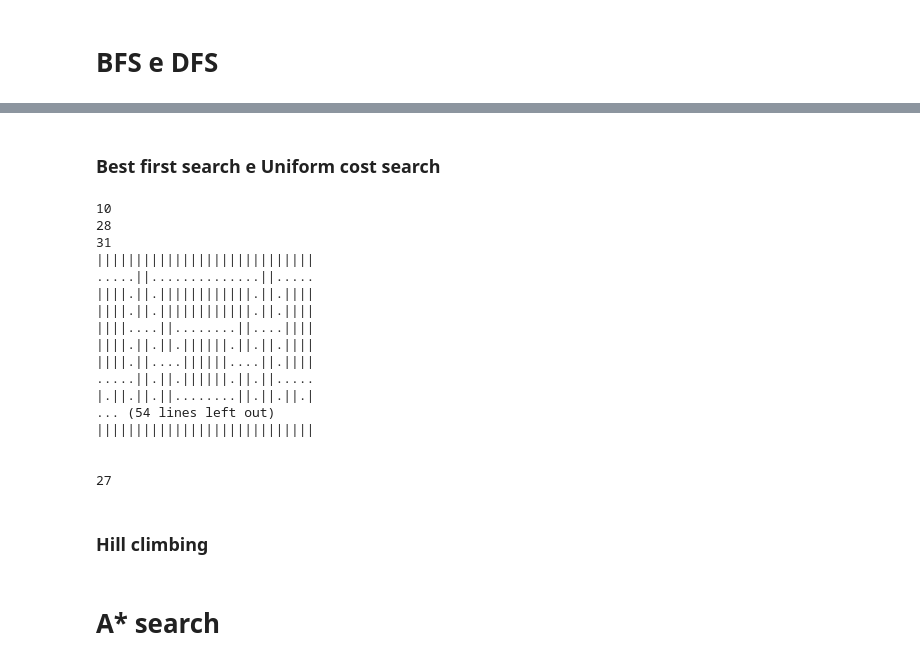
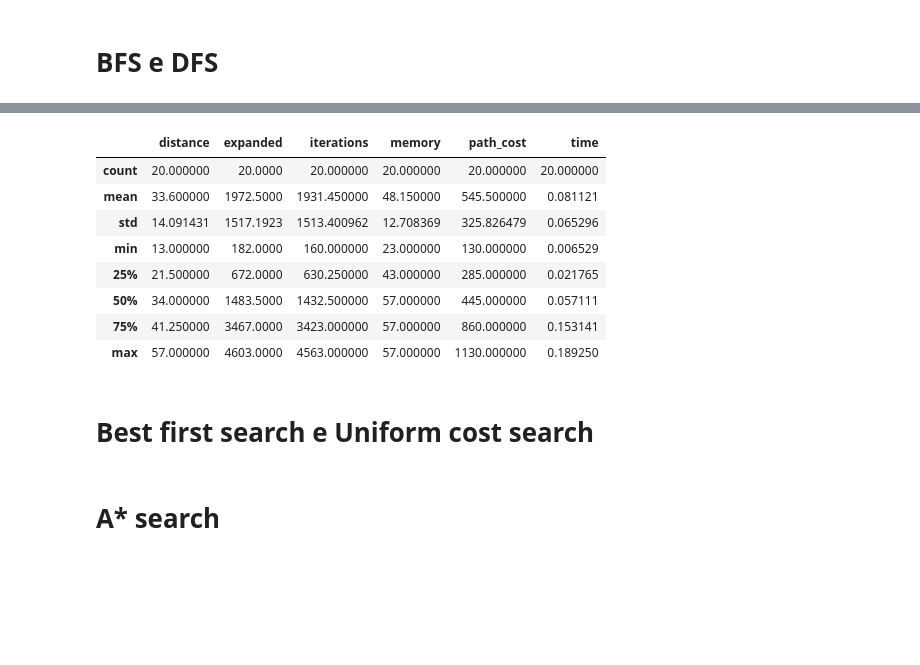
Before and after one commit to HeitorBRaymundo/mc906, a Jupyter notebook: Pacman Search.ipynb, the cells around one changed output, grey strips where cells are left out. Saved outputs shown, nothing was run; the diff lists cells and outputs as text; code cells hidden in the pictures; blank space fills up the shorter version.

```diff
--- a/Pacman Search.ipynb
+++ b/Pacman Search.ipynb
@@ -352,4 +498,16 @@ maze.print_solution(node.solution())
+# %%
+dataframe.describe()
+# %% [output]
+|  | distance | expanded | iterations | memory | path_cost | time |
+| count | 20.000000 | 20.0000 | 20.000000 | 20.000000 | 20.000000 | 20.000000 |
+| mean | 33.600000 | 1972.5000 | 1931.450000 | 48.150000 | 545.500000 | 0.081121 |
+| std | 14.091431 | 1517.1923 | 1513.400962 | 12.708369 | 325.826479 | 0.065296 |
+| min | 13.000000 | 182.0000 | 160.000000 | 23.000000 | 130.000000 | 0.006529 |
+| 25% | 21.500000 | 672.0000 | 630.250000 | 43.000000 | 285.000000 | 0.021765 |
+| 50% | 34.000000 | 1483.5000 | 1432.500000 | 57.000000 | 445.000000 | 0.057111 |
+| 75% | 41.250000 | 3467.0000 | 3423.000000 | 57.000000 | 860.000000 | 0.153141 |
+| max | 57.000000 | 4603.0000 | 4563.000000 | 57.000000 | 1130.000000 | 0.189250 |
 # %% [markdown]
-### Best first search e Uniform cost search
+# Best first search e Uniform cost search
 # %%
 ### TODO: Use STATISTICS
@@ -380,30 +536,3 @@ def best_first_search(problem, f, display=False):
 
 def uniform_cost_search(problem, display=False):
     return best_first_search(problem, lambda node: node.path_cost, display)
-# %%
-maze = Maze("mazes/maze.txt")
-problem = MazePacmanProblem(maze)
-node = uniform_cost_search(problem)
-maze.print_map()
-maze.print_solution(node.solution())
-print(len(node.solution()))
-# %% [output]
-10
-28
-31
-||||||||||||||||||||||||||||
-.....||..............||.....
-||||.||.||||||||||||.||.||||
-||||.||.||||||||||||.||.||||
-||||....||........||....||||
-||||.||.||.||||||.||.||.||||
-||||.||....||||||....||.||||
-.....||.||.||||||.||.||.....
-|.||.||.||........||.||.||.|
-... (54 lines left out)
-||||||||||||||||||||||||||||
-
-
-27
-# %% [markdown]
-### Hill climbing
```
Also changed, not shown: parts of 23 cells of this notebook, 7 other files.
